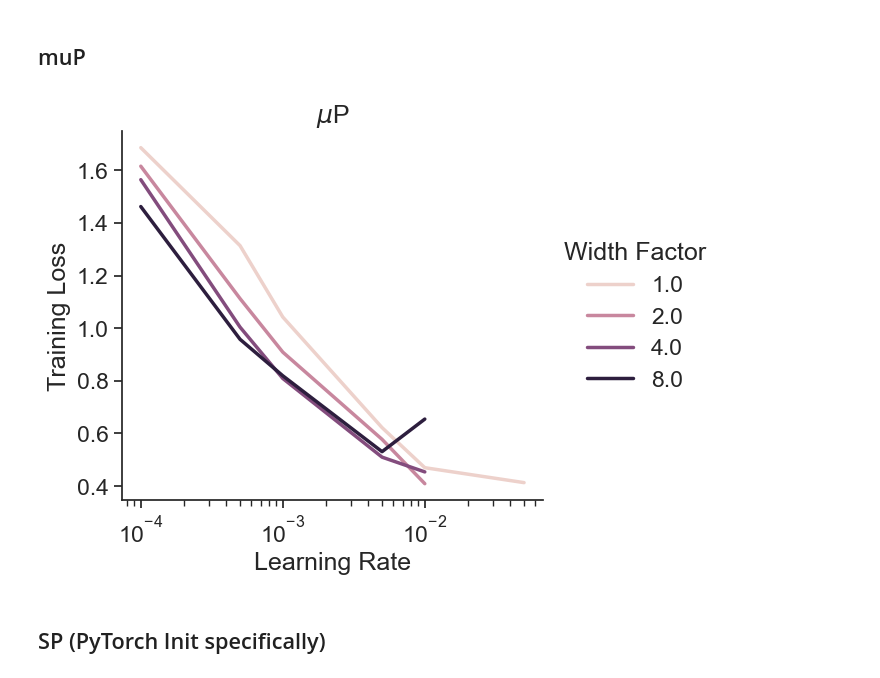
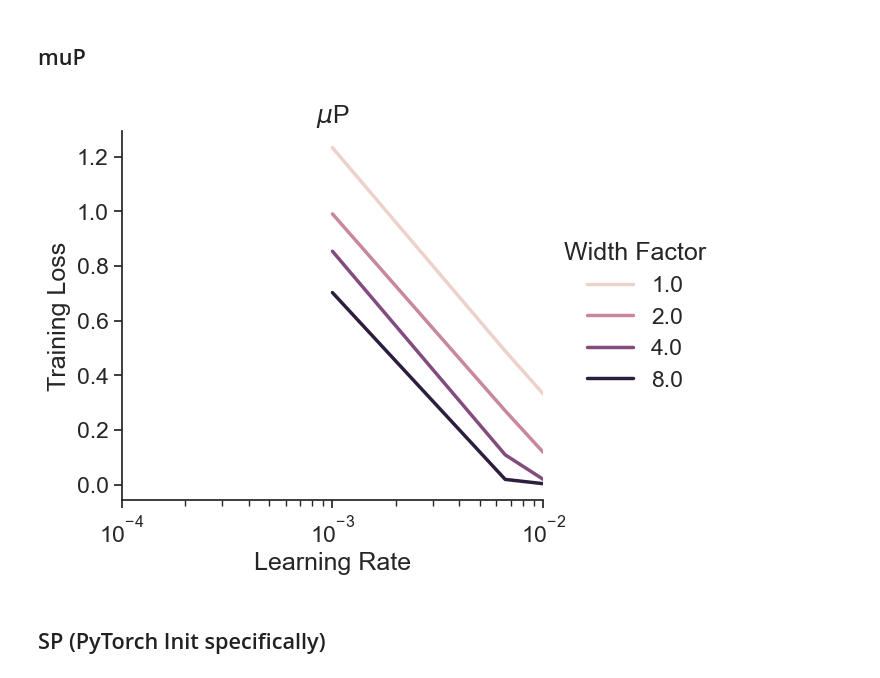
Before and after one commit to BrunoKM/tensor-reprogram, a Jupyter notebook: plots/hyperparam_vs_scale_alignment.ipynb, the cells around one changed output. Cells and saved outputs as stored; diff of their text form; code cells hidden in the pictures.

Commit message:
ResNet muP plots

```diff
--- a/plots/hyperparam_vs_scale_alignment.ipynb
+++ b/plots/hyperparam_vs_scale_alignment.ipynb
@@ -599,24 +597,27 @@ resnet_runs_df = runs_df[
     # Created on 25th, 26th or 27th of March
     & (runs_df["created_at"] >= datetime(2023, 3, 24))
     & (runs_df["created_at"] <= datetime(2023, 3, 28))
+    & (~runs_df["config.optimization.global_lr"].isna())
+    & (~runs_df["config.optimization.per_param_lr.11.weight"].isna())
 ]
 # Remove NaN results
 resnet_runs_df = resnet_runs_df[resnet_runs_df['summary.train.loss'] != 'NaN']
 # Add a "width" column to the dataframe.
 # resnet_runs_df.loc[:, 'width'] = resnet_runs_df['config.resnet_config.d_model'].copy()
+# resnet_runs_df["config.optimization.global_lr"]
 # %%
-ax = sns.lineplot(data=resnet_runs_df, x='config.optimization.default_lr', y='summary.train.loss', hue='config.wrn_config.width_factor', hue_norm=matplotlib.colors.LogNorm(), legend="full")
+ax = sns.lineplot(data=resnet_runs_df, x='config.optimization.global_lr', y='summary.train.loss', hue='config.wrn_config.width_factor', hue_norm=matplotlib.colors.LogNorm(), legend="full")
 ax.set_xscale('log')
 ax.set(xlabel="Learning Rate", ylabel="Training Loss", title='$\mu$P')
-# ax.set_xlim(min(resnet_runs_df["config.optimization.default_lr"]), max(mlp_runs_df["config.optimization.default_lr"]))
+ax.set_xlim(min(resnet_runs_df["config.optimization.default_lr"]), max(mlp_runs_df["config.optimization.default_lr"]))
 sns.despine(ax=ax)
 width_legend_on_side(ax, title="Width Factor")
 fig = ax.get_figure()
 filename = "resnet_mup_train"
 fig.savefig(f"figures/{filename}.pdf", bbox_inches='tight')
 fig.savefig(f"figures/{filename}.png", bbox_inches='tight')
 # %% [output]
-[figure, old version]
+[figure, new version]
 # %% [markdown]
 ## SP (PyTorch Init specifically)
 # %%
```
Also changed, not shown: parts of 7 cells of this notebook.
